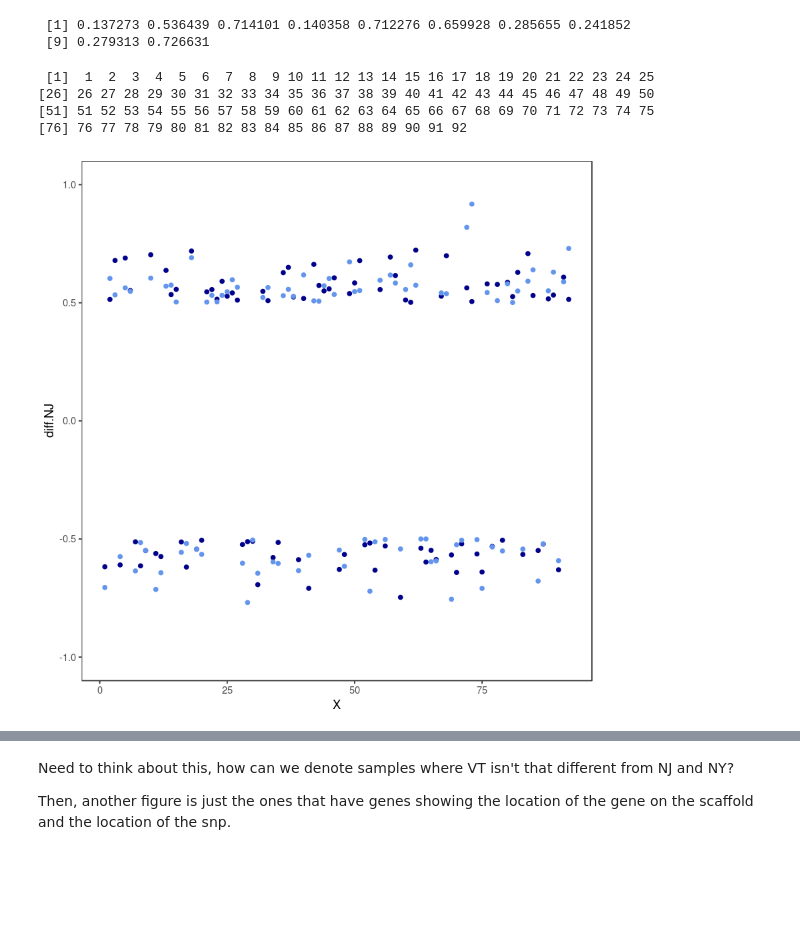
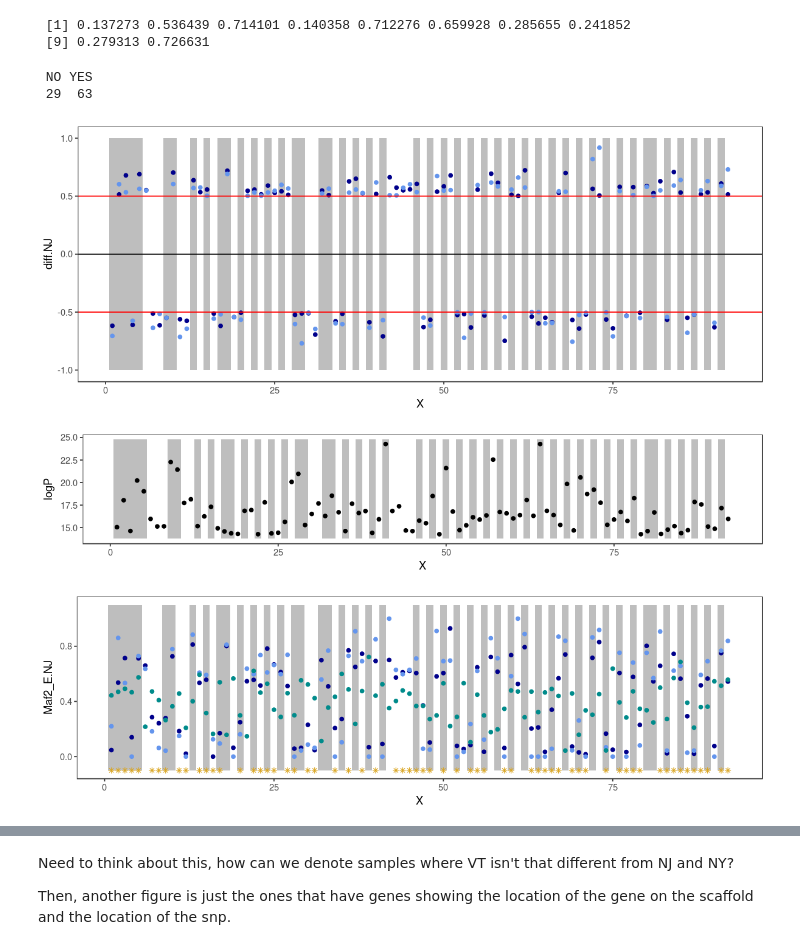
Before and after one commit to sagw/WNS_WGS, a Jupyter notebook: Notebooks/Angsd_all_SNP_graphs.ipynb, the cells around one changed output, grey strips where cells are left out. Saved outputs shown, nothing was run; the diff lists cells and outputs as text; code cells hidden in the pictures; blank space fills up the shorter version.

Commit message:
snps close to vt, better graphs for publication?

```diff
--- a/Notebooks/Angsd_all_SNP_graphs.ipynb
+++ b/Notebooks/Angsd_all_SNP_graphs.ipynb
@@ -417,15 +414,52 @@ ymin=min(Ta)-0.5, ymax=max(Tb)+0.5, fill=factor(Light))))
-# %%
-mafsNJNY50SigVT$X
-# %% [output]
- [1]  1  2  3  4  5  6  7  8  9 10 11 12 13 14 15 16 17 18 19 20 21 22 23 24 25
-[26] 26 27 28 29 30 31 32 33 34 35 36 37 38 39 40 41 42 43 44 45 46 47 48 49 50
-[51] 51 52 53 54 55 56 57 58 59 60 61 62 63 64 65 66 67 68 69 70 71 72 73 74 75
-[76] 76 77 78 79 80 81 82 83 84 85 86 87 88 89 90 91 92
+# %%
+mafsNJNY50SigVT$VTstar=ifelse(mafsNJNY50SigVT$diff.NJ>0.5, ifelse(
+    pmax(mafsNJNY50SigVT$Maf2_E.NJ, mafsNJNY50SigVT$Maf2_E.NY)-mafsNJNY50SigVT$Maf2_E.VT>pmax(mafsNJNY50SigVT$Maf2_E.NJ, mafsNJNY50SigVT$Maf2_E.NY)/2, "NO", "YES"
+), ifelse(
+    mafsNJNY50SigVT$Maf2_E.VT-pmin(mafsNJNY50SigVT$Maf2_E.NJ, mafsNJNY50SigVT$Maf2_E.NY)>(1-pmin(mafsNJNY50SigVT$Maf2_E.NJ, mafsNJNY50SigVT$Maf2_E.NY))/2, "NO", "YES"
+))
+# %%
+table(mafsNJNY50SigVT$VTstar)
+# %% [output]
+ NO YES
+ 29  63
 # %%
-    print(ggplot()+ geom_point(data=mafsNJNY50SigVT, aes(x=X, y=diff.NJ), colour="darkblue")+ theme_bw()
+options(repr.plot.width=10, repr.plot.height=4)
+
+print(ggplot()+geom_rect(data=mafsNJNY50SigVT, (aes(xmin=X-0.5, xmax=X+0.5,
+ymin=-1, ymax=1, fill=factor(Scaffold)))) +
+scale_fill_manual(values=rep(c("grey", "white"), 38), guide=FALSE)
+      + geom_point(data=mafsNJNY50SigVT, aes(x=X, y=diff.NJ), colour="darkblue")+ theme_bw()
     + theme( panel.grid.minor = element_blank(), panel.grid.major = element_blank())
     + geom_point(data=mafsNJNY50SigVT, aes(x=X, y=diff.NY), colour="cornflowerblue")
-     + ylim(-1, 1))
+     + ylim(-1, 1)
+      +geom_hline(yintercept = c(0, 0.5, -0.5), col=c("black", "red", "red"))
+     )
 # %% [output]
-[figure, old version]
+[figure, new version]
+# %%
+options(repr.plot.width=10, repr.plot.height=2)
+
+print(ggplot() +geom_rect(data=mafsNJNY50SigVT, (aes(xmin=X-0.5, xmax=X+0.5,
+ymin=min(logP-0.5), ymax=max(logP+0.5), fill=factor(Scaffold)))) +
+scale_fill_manual(values=rep(c("grey", "white"), 38), guide=FALSE)
+          + geom_point(data=mafsNJNY50SigVT, aes(x=X, y=logP))+ theme_bw()
+    + theme( panel.grid.minor = element_blank(), panel.grid.major = element_blank()))
+# %% [output]
+[figure, added]
+# %%
+options(repr.plot.width=10, repr.plot.height=3)
+print(ggplot()+geom_rect(data=mafsNJNY50SigVT, (aes(xmin=X-0.5, xmax=X+0.5,
+ymin=-.1, ymax=1.1, fill=factor(Scaffold)))) +
+scale_fill_manual(values=rep(c("grey", "white"), 38), guide=FALSE)
+      + geom_point(data=mafsNJNY50SigVT, aes(x=X, y=Maf2_E.NJ), colour="darkblue")+ theme_bw()
+    + theme( panel.grid.minor = element_blank(), panel.grid.major = element_blank())
+    + geom_point(data=mafsNJNY50SigVT, aes(x=X, y=Maf2_E.NY), colour="cornflowerblue")
+       + geom_point(data=mafsNJNY50SigVT, aes(x=X, y=Maf2_E.VT), colour="darkcyan")
+      +geom_point(data=mafsNJNY50SigVT[mafsNJNY50SigVT$VTstar=="YES",], aes(x=X, shape=VTstar), y=-.1, color="goldenrod")
+      +scale_shape_manual(values=8)
+      + theme(legend.position="none")
+     + ylim(-.1, 1.1)
+     )
+# %% [output]
+[figure, added]
 # %%
```
Also changed, not shown: parts of 6 cells of this notebook.
